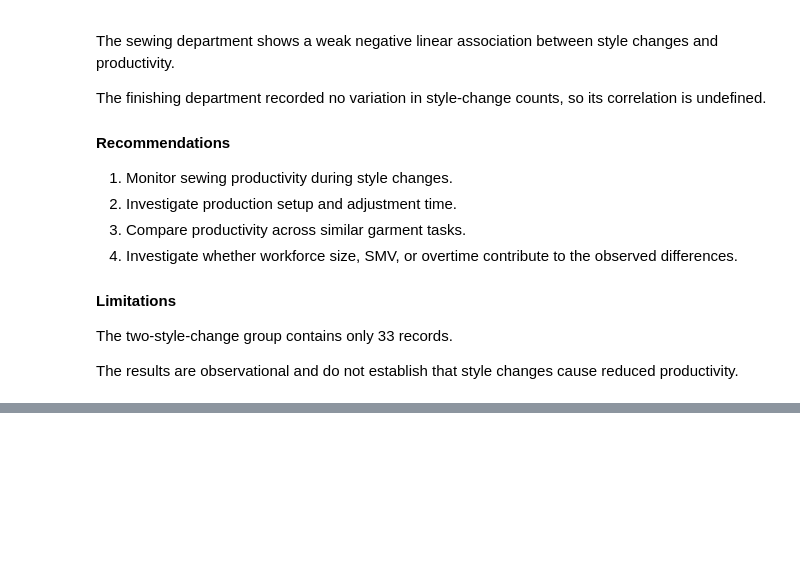
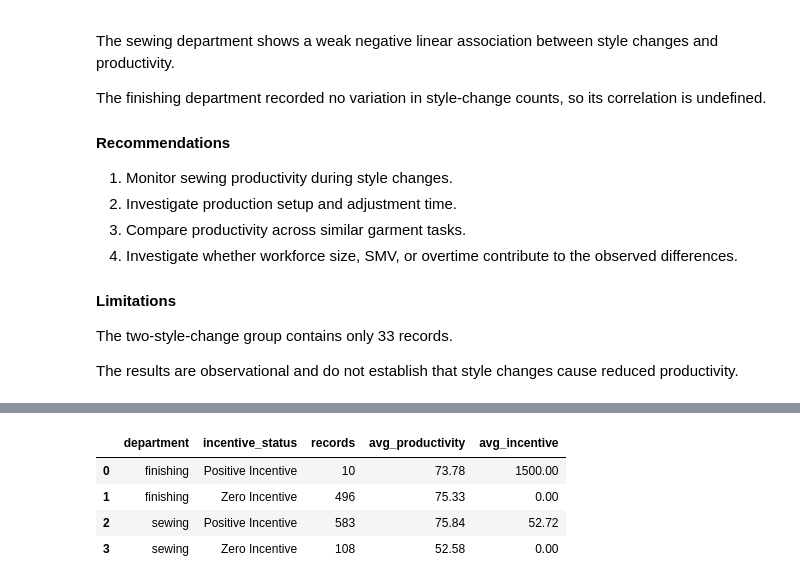
Before and after one commit to Reshmila2002/garment-production-intelligence, a Jupyter notebook: notebooks/03_operational_productivity_analysis.ipynb, the cells around one changed output, grey strips where cells are left out. Cells and saved outputs as stored; diff of their text form; code cells hidden in the pictures; blank space fills up the shorter version.

```diff
--- a/notebooks/03_operational_productivity_analysis.ipynb
+++ b/notebooks/03_operational_productivity_analysis.ipynb
@@ -1184,0 +1449,29 @@ that style changes cause reduced productivity.
+# %%
+
+# Compare incentive status by department
+
+incentive_comparison = operational_df.copy()
+
+incentive_comparison["incentive_status"] = np.where(
+    incentive_comparison["incentive"] > 0,
+    "Positive Incentive",
+    "Zero Incentive"
+)
+
+department_incentive_summary = incentive_comparison.groupby(
+    ["department", "incentive_status"]
+).agg(
+    records=("actual_productivity", "size"),
+    avg_productivity=("actual_productivity", "mean"),
+    avg_incentive=("incentive", "mean")
+).reset_index()
+
+department_incentive_summary["avg_productivity"] *= 100
+
+display(department_incentive_summary.round(2))
+# %% [output]
+|  | department | incentive_status | records | avg_productivity | avg_incentive |
+| 0 | finishing | Positive Incentive | 10 | 73.78 | 1500.00 |
+| 1 | finishing | Zero Incentive | 496 | 75.33 | 0.00 |
+| 2 | sewing | Positive Incentive | 583 | 75.84 | 52.72 |
+| 3 | sewing | Zero Incentive | 108 | 52.58 | 0.00 |
```
Also changed, not shown: parts of 12 cells of this notebook.
